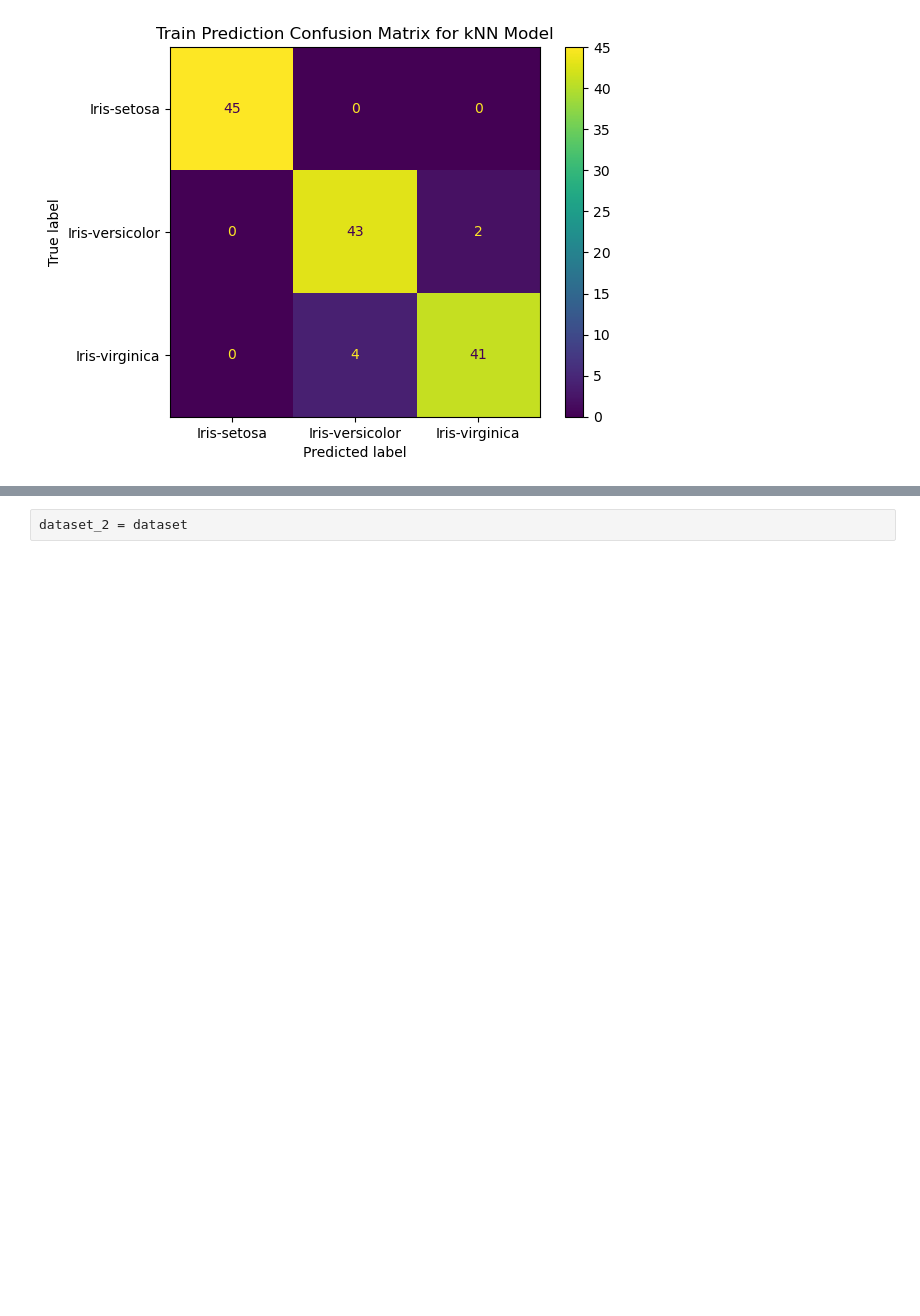
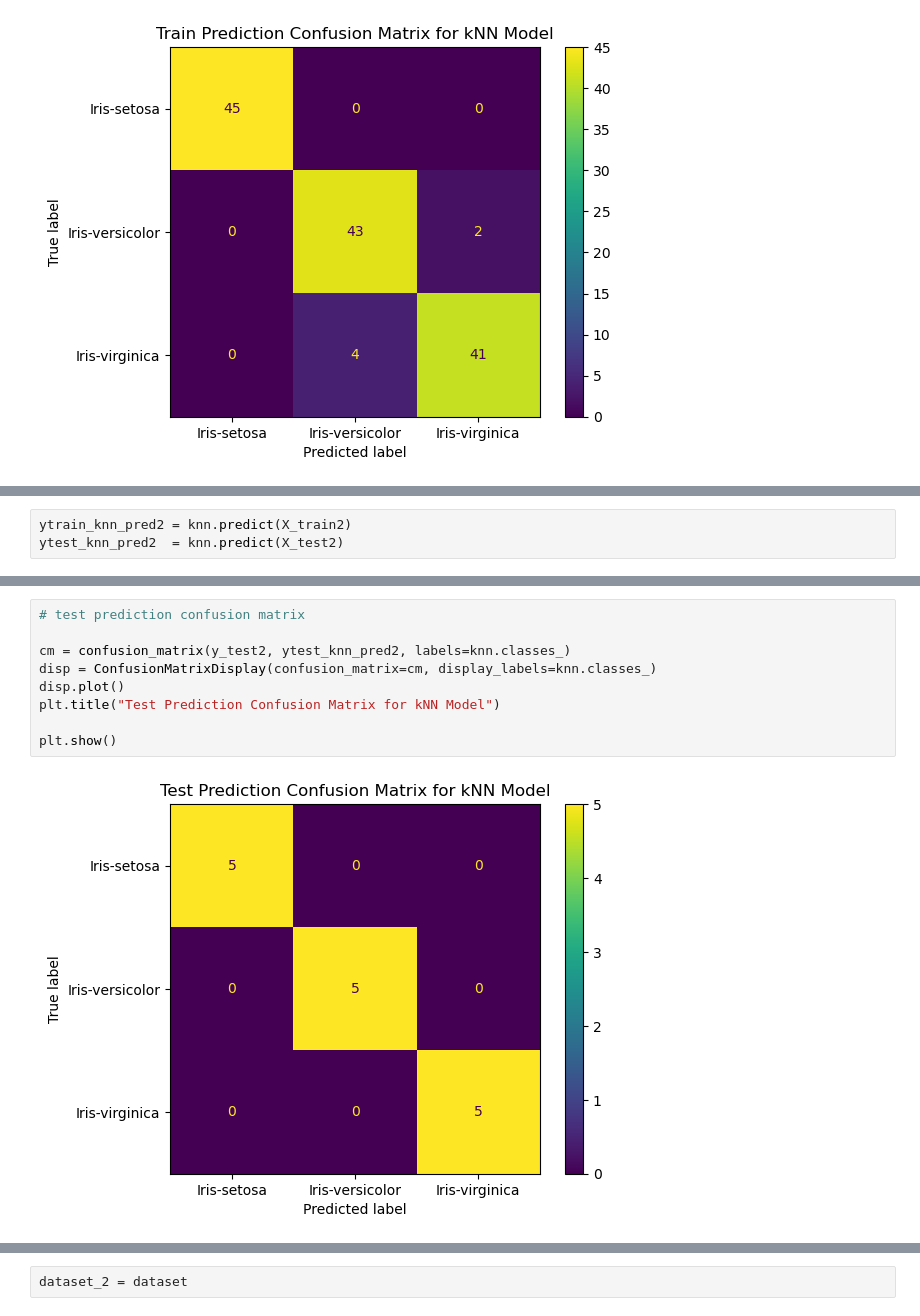
Before and after one commit to bagusatya08/Data-Mining-Kelompok-E, a Jupyter notebook: iris knn.ipynb, the cells around one changed output, grey strips where cells are left out. Saved outputs shown, nothing was run; the diff lists cells and outputs as text; blank space fills up the shorter version.

```diff
--- a/iris knn.ipynb
+++ b/iris knn.ipynb
@@ -366,0 +584,3 @@ plt.show()
+# %%
+ytrain_knn_pred2 = knn.predict(X_train2)
+ytest_knn_pred2  = knn.predict(X_test2)
@@ -366,0 +613,11 @@ plt.show()
+# %%
+# test prediction confusion matrix
+
+cm = confusion_matrix(y_test2, ytest_knn_pred2, labels=knn.classes_)
+disp = ConfusionMatrixDisplay(confusion_matrix=cm, display_labels=knn.classes_)
+disp.plot()
+plt.title("Test Prediction Confusion Matrix for kNN Model")
+
+plt.show()
+# %% [output]
+[figure, added]
```
Also changed, not shown: parts of 88 cells of this notebook.
